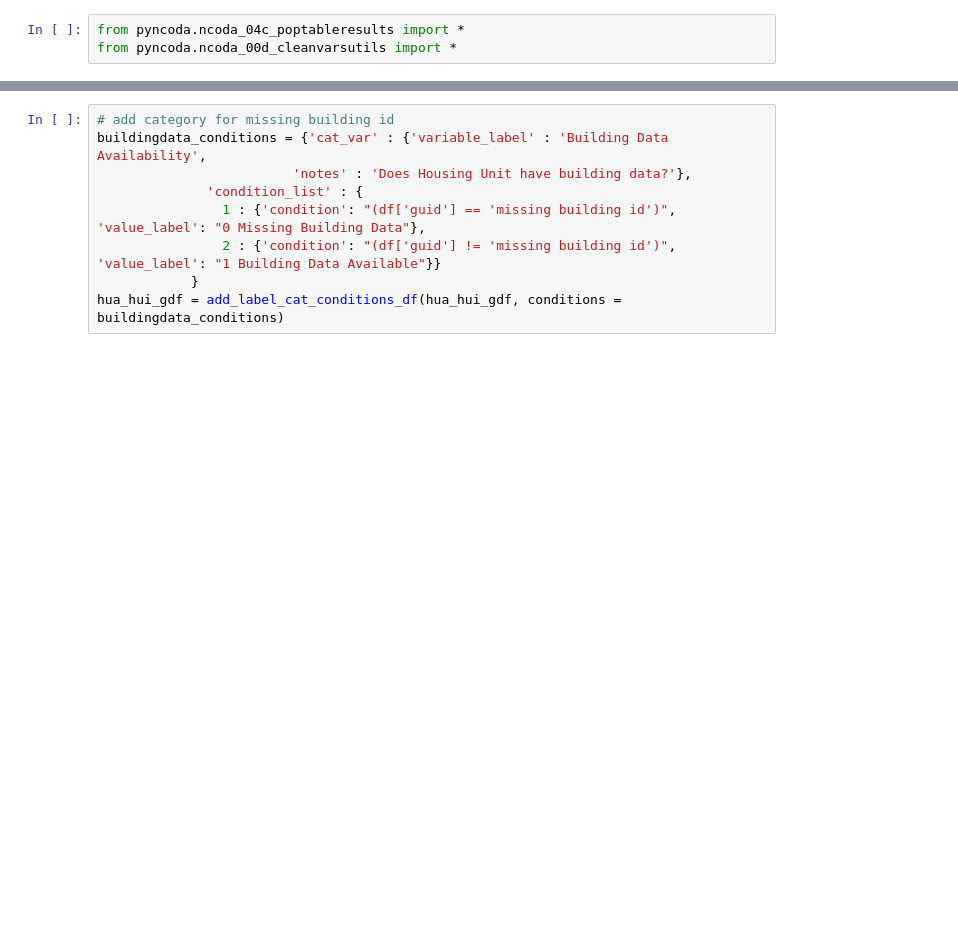
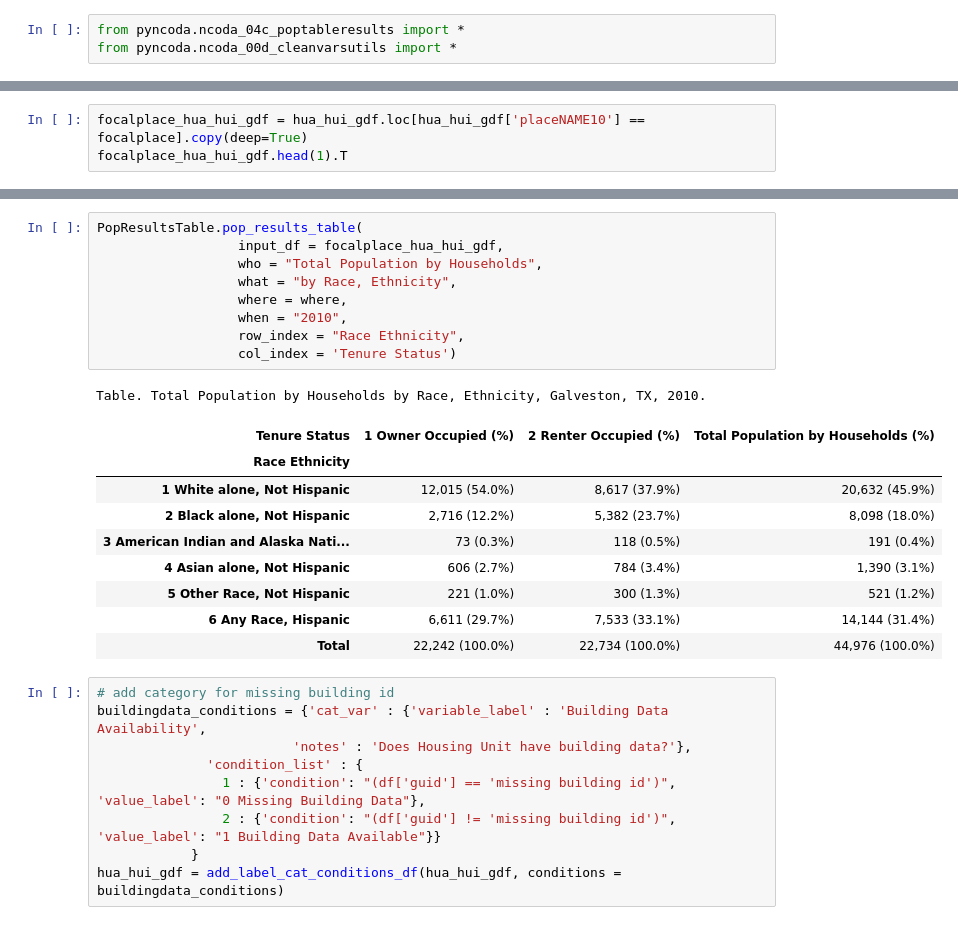
Before and after one commit to npr99/intersect-community-data, a Jupyter notebook: ncoda_07cv5_run_HUA_workflow.ipynb, the cells around one changed output, grey strips where cells are left out. Saved outputs shown, nothing was run; the diff lists cells and outputs as text; blank space fills up the shorter version.

```diff
--- a/ncoda_07cv5_run_HUA_workflow.ipynb
+++ b/ncoda_07cv5_run_HUA_workflow.ipynb
@@ -458,3 +481,6 @@ Table. Total Population by Households by Race, Ethnicity, Galveston, TX, 2010.
 | 5 Other Race, Not Hispanic | 2,000 (1.0%) | 931 (1.1%) | 2,931 (1.0%) |
 | 6 Any Race, Hispanic | 38,504 (18.9%) | 22,633 (27.7%) | 61,137 (21.4%) |
 | Total | 203,818 (100.0%) | 81,717 (100.0%) | 285,535 (100.0%) |
+# %%
+focalplace_hua_hui_gdf = hua_hui_gdf.loc[hua_hui_gdf['placeNAME10'] == focalplace].copy(deep=True)
+focalplace_hua_hui_gdf.head(1).T
@@ -461,3 +505,23 @@ Table. Total Population by Households by Race, Ethnicity, Galveston, TX, 2010.
+# %%
+PopResultsTable.pop_results_table(
+                  input_df = focalplace_hua_hui_gdf,
+                  who = "Total Population by Households",
+                  what = "by Race, Ethnicity",
+                  where = where,
+                  when = "2010",
+                  row_index = "Race Ethnicity",
+                  col_index = 'Tenure Status')
+# %% [output]
+Table. Total Population by Households by Race, Ethnicity, Galveston, TX, 2010.
+| Tenure Status | 1 Owner Occupied (%) | 2 Renter Occupied (%) | Total Population by Households (%) |
+| Race Ethnicity |  |  |  |
+| 1 White alone, Not Hispanic | 12,015 (54.0%) | 8,617 (37.9%) | 20,632 (45.9%) |
+| 2 Black alone, Not Hispanic | 2,716 (12.2%) | 5,382 (23.7%) | 8,098 (18.0%) |
+| 3 American Indian and Alaska Nati... | 73 (0.3%) | 118 (0.5%) | 191 (0.4%) |
+| 4 Asian alone, Not Hispanic | 606 (2.7%) | 784 (3.4%) | 1,390 (3.1%) |
+| 5 Other Race, Not Hispanic | 221 (1.0%) | 300 (1.3%) | 521 (1.2%) |
+| 6 Any Race, Hispanic | 6,611 (29.7%) | 7,533 (33.1%) | 14,144 (31.4%) |
+| Total | 22,242 (100.0%) | 22,734 (100.0%) | 44,976 (100.0%) |
 # %%
 # add category for missing building id
 buildingdata_conditions = {'cat_var' : {'variable_label' : 'Building Data Availability',
```
Also changed, not shown: parts of 8 cells of this notebook, 1 other file.
